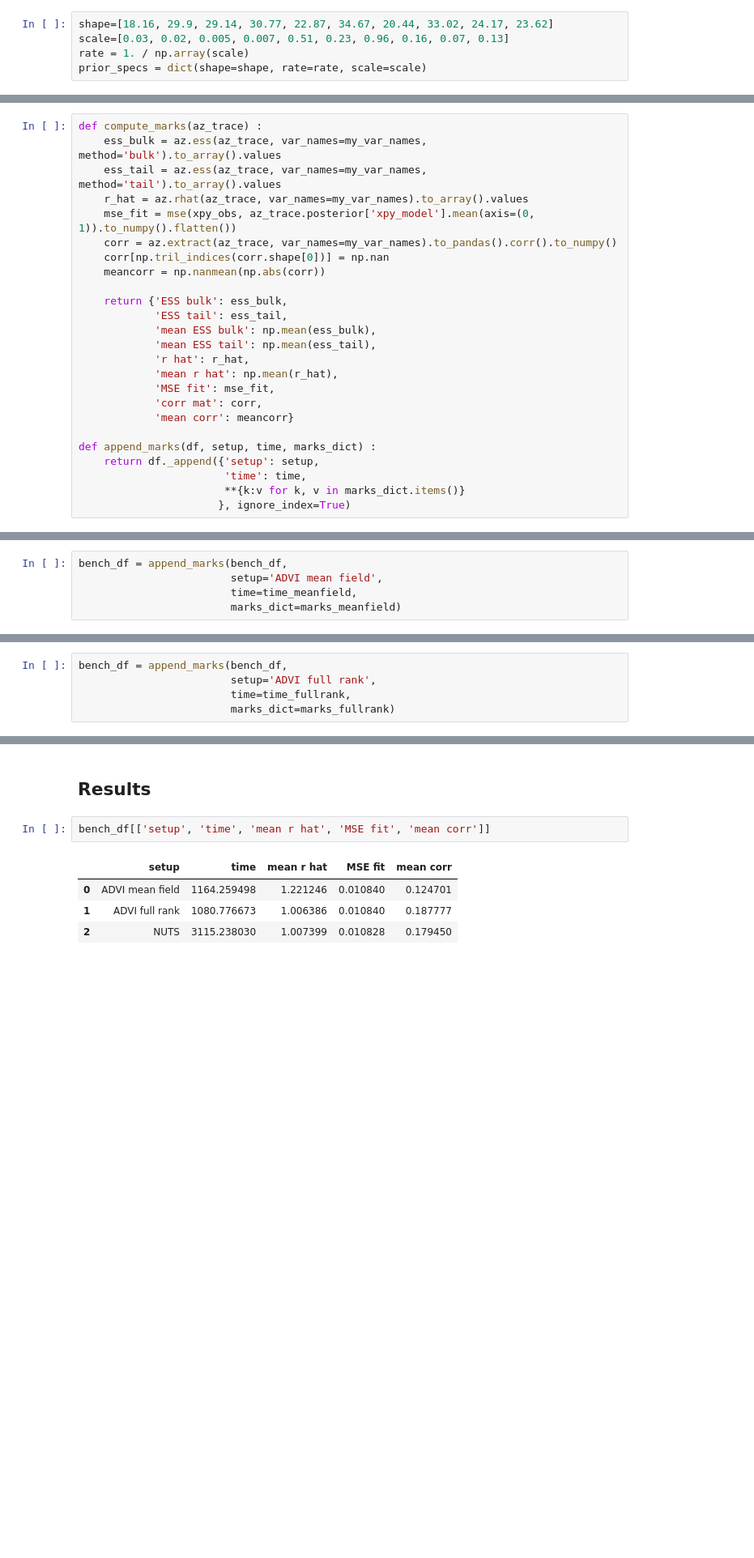
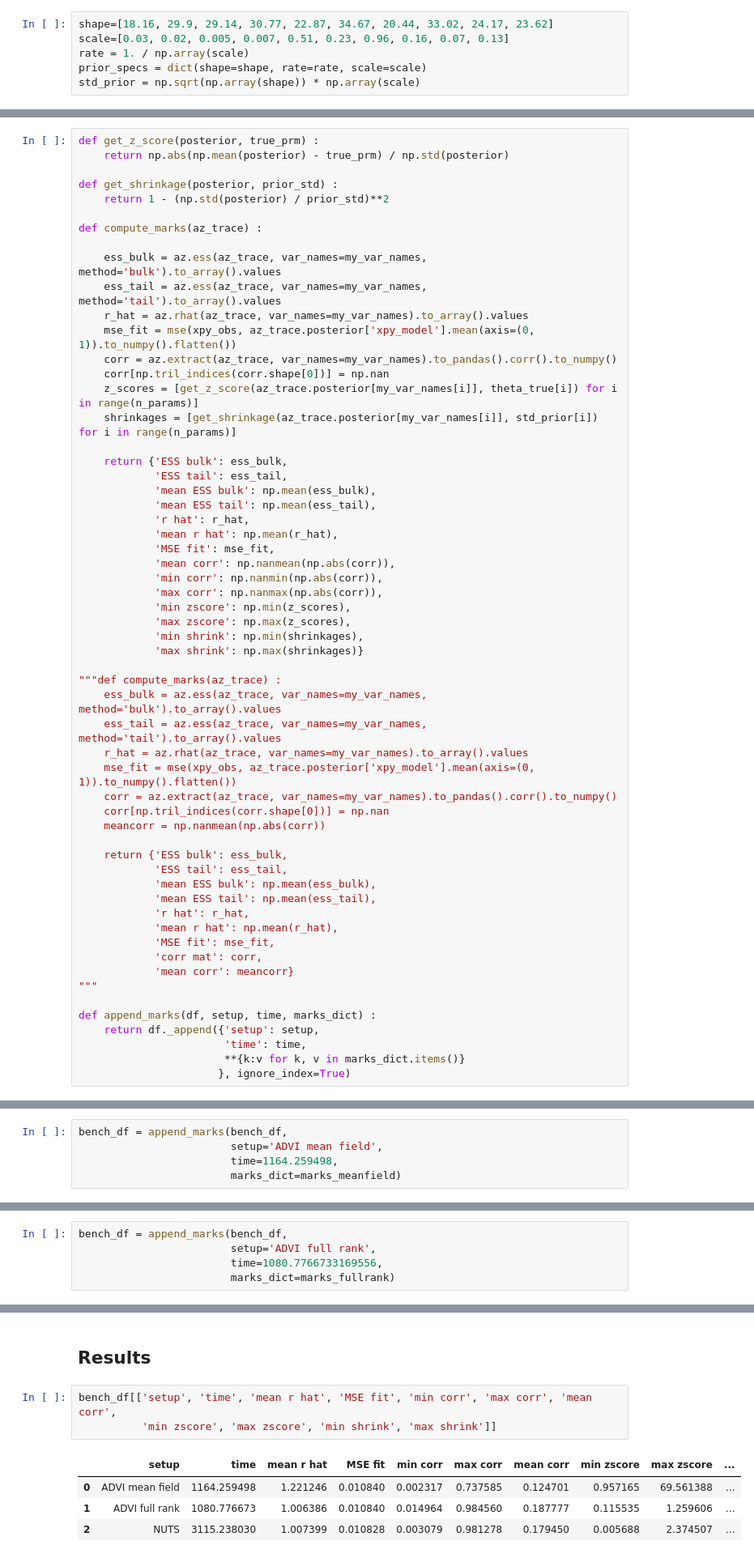
Before and after one commit to emstruong/DCM_PPLs, a Jupyter notebook: Benchmarking/Algorithmic_Benchmark_Stan.ipynb, the cells around one changed output, grey strips where cells are left out. Shown at 81% size. Saved outputs shown, nothing was run; the diff lists cells and outputs as text; blank space fills up the shorter version.

```diff
--- a/Benchmarking/Algorithmic_Benchmark_Stan.ipynb
+++ b/Benchmarking/Algorithmic_Benchmark_Stan.ipynb
@@ -123,6 +123,7 @@ shape=[18.16, 29.9, 29.14, 30.77, 22.87, 34.67, 20.44, 33.02, 24.17, 23.62]
 scale=[0.03, 0.02, 0.005, 0.007, 0.51, 0.23, 0.96, 0.16, 0.07, 0.13]
 rate = 1. / np.array(scale)
 prior_specs = dict(shape=shape, rate=rate, scale=scale)
+std_prior = np.sqrt(np.array(shape)) * np.array(scale)
 # %%
 n_ = 1000
 prior_samples = np.random.gamma(prior_specs['shape'], prior_specs['scale'], size=(n_, n_params))
@@ -157,7 +158,39 @@ n_iter = 100000
 # %% [markdown]
 ## Benchmark quantities
 # %%
+def get_z_score(posterior, true_prm) :
+    return np.abs(np.mean(posterior) - true_prm) / np.std(posterior)
+
+def get_shrinkage(posterior, prior_std) :
+    return 1 - (np.std(posterior) / prior_std)**2
+
 def compute_marks(az_trace) :
+
+    ess_bulk = az.ess(az_trace, var_names=my_var_names, method='bulk').to_array().values
+    ess_tail = az.ess(az_trace, var_names=my_var_names, method='tail').to_array().values
+    r_hat = az.rhat(az_trace, var_names=my_var_names).to_array().values
+    mse_fit = mse(xpy_obs, az_trace.posterior['xpy_model'].mean(axis=(0, 1)).to_numpy().flatten())
+    corr = az.extract(az_trace, var_names=my_var_names).to_pandas().corr().to_numpy()
+    corr[np.tril_indices(corr.shape[0])] = np.nan
+    z_scores = [get_z_score(az_trace.posterior[my_var_names[i]], theta_true[i]) for i in range(n_params)]
+    shrinkages = [get_shrinkage(az_trace.posterior[my_var_names[i]], std_prior[i]) for i in range(n_params)]
+
+    return {'ESS bulk': ess_bulk,
+            'ESS tail': ess_tail,
+            'mean ESS bulk': np.mean(ess_bulk),
+            'mean ESS tail': np.mean(ess_tail),
+            'r hat': r_hat,
+            'mean r hat': np.mean(r_hat),
+            'MSE fit': mse_fit,
+            'mean corr': np.nanmean(np.abs(corr)),
+            'min corr': np.nanmin(np.abs(corr)),
+            'max corr': np.nanmax(np.abs(corr)),
+            'min zscore': np.min(z_scores),
+            'max zscore': np.max(z_scores),
+            'min shrink': np.min(shrinkages),
+            'max shrink': np.max(shrinkages)}
+
+"""def compute_marks(az_trace) :
     ess_bulk = az.ess(az_trace, var_names=my_var_names, method='bulk').to_array().values
     ess_tail = az.ess(az_trace, var_names=my_var_names, method='tail').to_array().values
     r_hat = az.rhat(az_trace, var_names=my_var_names).to_array().values
@@ -175,6 +208,7 @@ def compute_marks(az_trace) :
             'MSE fit': mse_fit,
             'corr mat': corr,
             'mean corr': meancorr}
+"""
 
 def append_marks(df, setup, time, marks_dict) :
     return df._append({'setup': setup,
@@ -283,7 +317,7 @@ marks_meanfield = compute_marks(trace_meanfield)
 # %%
 bench_df = append_marks(bench_df,
                         setup='ADVI mean field',
-                        time=time_meanfield,
+                        time=1164.259498,
                         marks_dict=marks_meanfield)
 # %% [markdown]
 ## Automatic Differentiation Variational Inference (ADVI): full rank
@@ -373,7 +407,7 @@ marks_fullrank = compute_marks(trace_fullrank)
 # %%
 bench_df = append_marks(bench_df,
                         setup='ADVI full rank',
-                        time=time_fullrank,
+                        time=1080.7766733169556,
                         marks_dict=marks_fullrank)
 # %% [markdown]
 ## HMC NUTS
@@ -439,12 +473,13 @@ bench_df = append_marks(bench_df,
 # %% [markdown]
 ## Results
 # %%
-bench_df[['setup', 'time', 'mean r hat', 'MSE fit', 'mean corr']]
+bench_df[['setup', 'time', 'mean r hat', 'MSE fit', 'min corr', 'max corr', 'mean corr',
+          'min zscore', 'max zscore', 'min shrink', 'max shrink']]
 # %% [output]
-|  | setup | time | mean r hat | MSE fit | mean corr |
-| 0 | ADVI mean field | 1164.259498 | 1.221246 | 0.010840 | 0.124701 |
-| 1 | ADVI full rank | 1080.776673 | 1.006386 | 0.010840 | 0.187777 |
-| 2 | NUTS | 3115.238030 | 1.007399 | 0.010828 | 0.179450 |
+|  | setup | time | mean r hat | MSE fit | min corr | max corr | mean corr | min zscore | max zscore | ... |
+| 0 | ADVI mean field | 1164.259498 | 1.221246 | 0.010840 | 0.002317 | 0.737585 | 0.124701 | 0.957165 | 69.561388 | ... |
+| 1 | ADVI full rank | 1080.776673 | 1.006386 | 0.010840 | 0.014964 | 0.984560 | 0.187777 | 0.115535 | 1.259606 | ... |
+| 2 | NUTS | 3115.238030 | 1.007399 | 0.010828 | 0.003079 | 0.981278 | 0.179450 | 0.005688 | 2.374507 | ... |
 # %%
 bench_df.to_csv('bench_nuts_advi.csv')
 # %%
```
Also changed, not shown: parts of 2 cells of this notebook, 1 other file.
